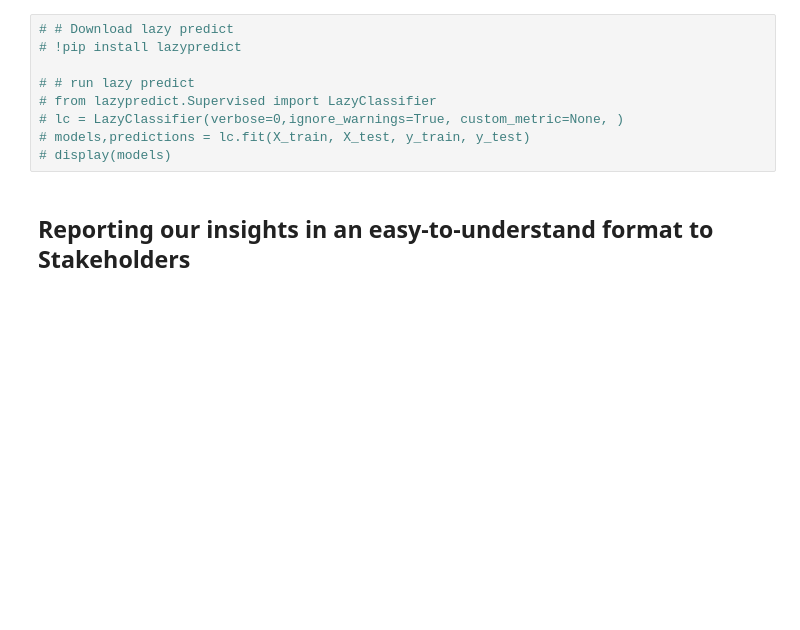
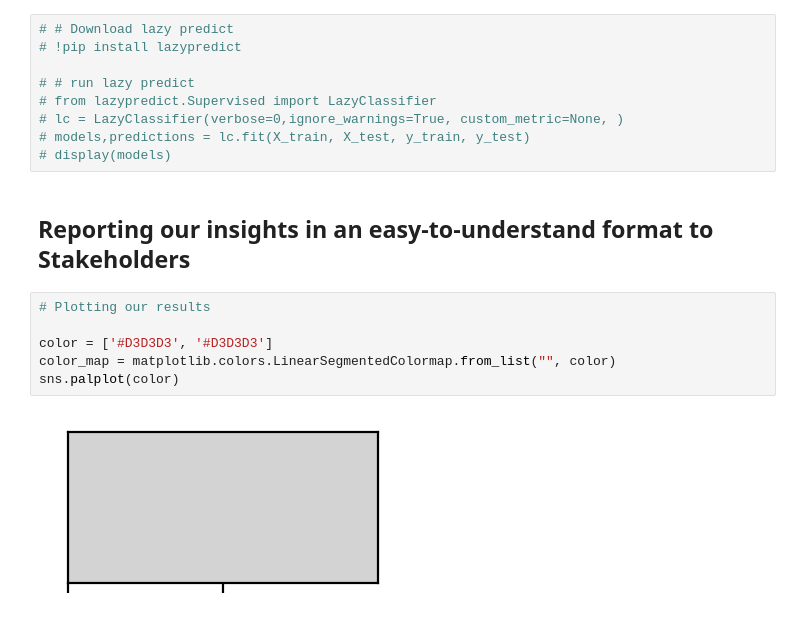
Before and after one commit to vaibhav1595/HR-Analytics-Predict-who-will-change-jobs, a Jupyter notebook: Predict_who_will_move_to_a_new_job.ipynb, the cells around one changed output. Saved outputs shown, nothing was run; the diff lists cells and outputs as text; blank space fills up the shorter version.

```diff
--- a/Predict_who_will_move_to_a_new_job.ipynb
+++ b/Predict_who_will_move_to_a_new_job.ipynb
@@ -937,3 +956,11 @@ all_models
 # display(models)
 # %% [markdown]
 ## Reporting our insights in an easy-to-understand format to Stakeholders
+# %%
+# Plotting our results
+
+color = ['#D3D3D3', '#D3D3D3']
+color_map = matplotlib.colors.LinearSegmentedColormap.from_list("", color)
+sns.palplot(color)
+# %% [output]
+[figure, added]
```
Also changed, not shown: parts of 7 cells of this notebook.
